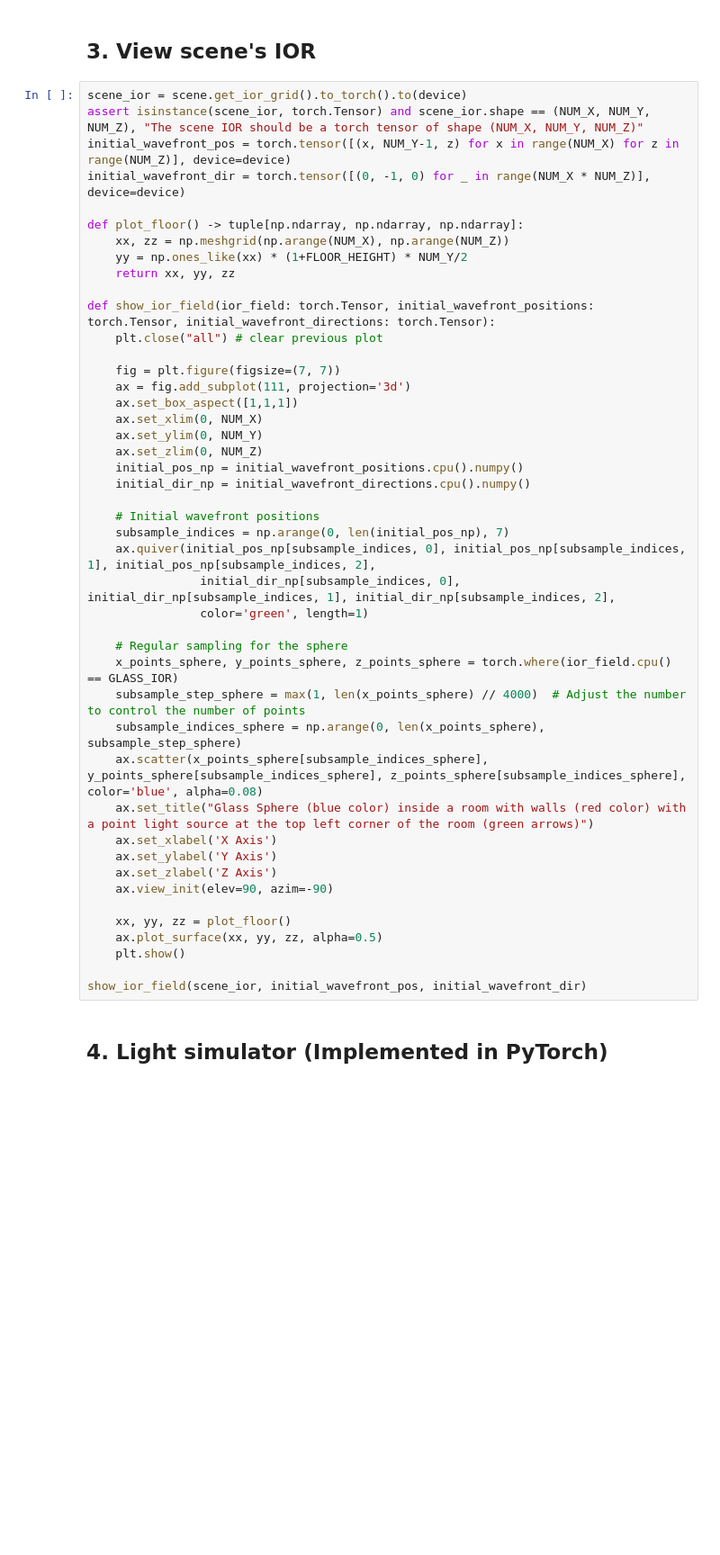
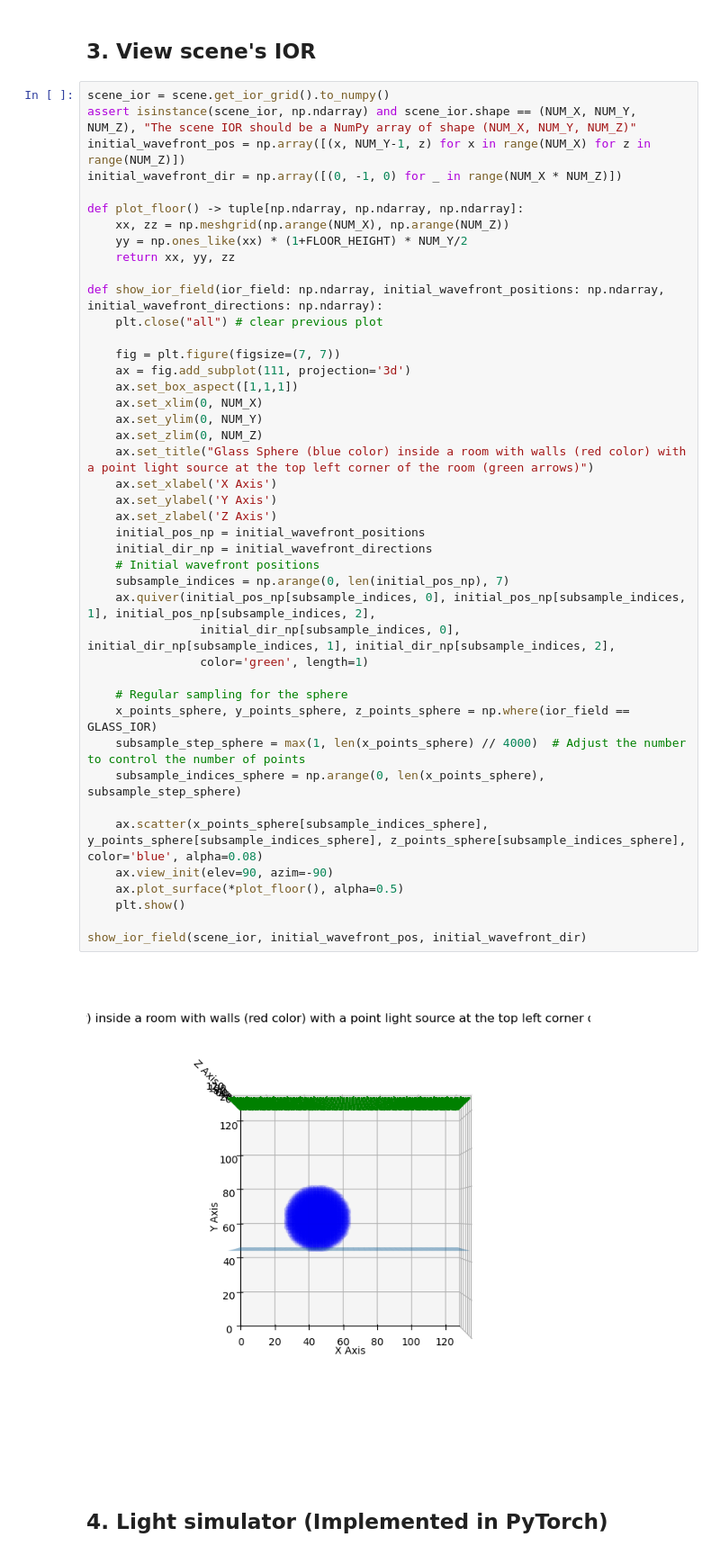
Before and after one commit to swirling-wind/Eikonal-Voxel-Rendering, a Jupyter notebook: main.ipynb, the cells around one changed output. Shown at 90% size. Cells and saved outputs as stored; diff of their text form; blank space fills up the shorter version.

```diff
--- a/main.ipynb
+++ b/main.ipynb
@@ -147,49 +149,49 @@ Floor height: -0.28125
 # %% [markdown]
 ## 3. View scene's IOR
 # %%
-scene_ior = scene.get_ior_grid().to_torch().to(device)
-assert isinstance(scene_ior, torch.Tensor) and scene_ior.shape == (NUM_X, NUM_Y, NUM_Z), "The scene IOR should be a torch tensor of shape (NUM_X, NUM_Y, NUM_Z)"
-initial_wavefront_pos = torch.tensor([(x, NUM_Y-1, z) for x in range(NUM_X) for z in range(NUM_Z)], device=device)
-initial_wavefront_dir = torch.tensor([(0, -1, 0) for _ in range(NUM_X * NUM_Z)], device=device)
+scene_ior = scene.get_ior_grid().to_numpy()
+assert isinstance(scene_ior, np.ndarray) and scene_ior.shape == (NUM_X, NUM_Y, NUM_Z), "The scene IOR should be a NumPy array of shape (NUM_X, NUM_Y, NUM_Z)"
+initial_wavefront_pos = np.array([(x, NUM_Y-1, z) for x in range(NUM_X) for z in range(NUM_Z)])
+initial_wavefront_dir = np.array([(0, -1, 0) for _ in range(NUM_X * NUM_Z)])
 
 def plot_floor() -> tuple[np.ndarray, np.ndarray, np.ndarray]:
     xx, zz = np.meshgrid(np.arange(NUM_X), np.arange(NUM_Z))
     yy = np.ones_like(xx) * (1+FLOOR_HEIGHT) * NUM_Y/2
     return xx, yy, zz
 
-def show_ior_field(ior_field: torch.Tensor, initial_wavefront_positions: torch.Tensor, initial_wavefront_directions: torch.Tensor):
+def show_ior_field(ior_field: np.ndarray, initial_wavefront_positions: np.ndarray, initial_wavefront_directions: np.ndarray):
     plt.close("all") # clear previous plot
 
     fig = plt.figure(figsize=(7, 7))
     ax = fig.add_subplot(111, projection='3d')
     ax.set_box_aspect([1,1,1])
     ax.set_xlim(0, NUM_X)
     ax.set_ylim(0, NUM_Y)
     ax.set_zlim(0, NUM_Z)
-    initial_pos_np = initial_wavefront_positions.cpu().numpy()
-    initial_dir_np = initial_wavefront_directions.cpu().numpy()
-
+    ax.set_title("Glass Sphere (blue color) inside a room with walls (red color) with a point light source at the top left corner of the room (green arrows)")
+    ax.set_xlabel('X Axis')
+    ax.set_ylabel('Y Axis')
+    ax.set_zlabel('Z Axis')
+    initial_pos_np = initial_wavefront_positions
+    initial_dir_np = initial_wavefront_directions
     # Initial wavefront positions
     subsample_indices = np.arange(0, len(initial_pos_np), 7)
     ax.quiver(initial_pos_np[subsample_indices, 0], initial_pos_np[subsample_indices, 1], initial_pos_np[subsample_indices, 2],
                 initial_dir_np[subsample_indices, 0], initial_dir_np[subsample_indices, 1], initial_dir_np[subsample_indices, 2],
                 color='green', length=1)
 
     # Regular sampling for the sphere
-    x_points_sphere, y_points_sphere, z_points_sphere = torch.where(ior_field.cpu() == GLASS_IOR)
+    x_points_sphere, y_points_sphere, z_points_sphere = np.where(ior_field == GLASS_IOR)
     subsample_step_sphere = max(1, len(x_points_sphere) // 4000)  # Adjust the number to control the number of points
     subsample_indices_sphere = np.arange(0, len(x_points_sphere), subsample_step_sphere)
+
     ax.scatter(x_points_sphere[subsample_indices_sphere], y_points_sphere[subsample_indices_sphere], z_points_sphere[subsample_indices_sphere], color='blue', alpha=0.08)
-    ax.set_title("Glass Sphere (blue color) inside a room with walls (red color) with a point light source at the top left corner of the room (green arrows)")
-    ax.set_xlabel('X Axis')
-    ax.set_ylabel('Y Axis')
-    ax.set_zlabel('Z Axis')
     ax.view_init(elev=90, azim=-90)
-
-    xx, yy, zz = plot_floor()
-    ax.plot_surface(xx, yy, zz, alpha=0.5)
+    ax.plot_surface(*plot_floor(), alpha=0.5)
     plt.show()
 
 show_ior_field(scene_ior, initial_wavefront_pos, initial_wavefront_dir)
+# %% [output]
+[figure, added]
 # %% [markdown]
 ## 4. Light simulator (Implemented in PyTorch)
```
Also changed, not shown: parts of 7 cells of this notebook, 1 other file.
